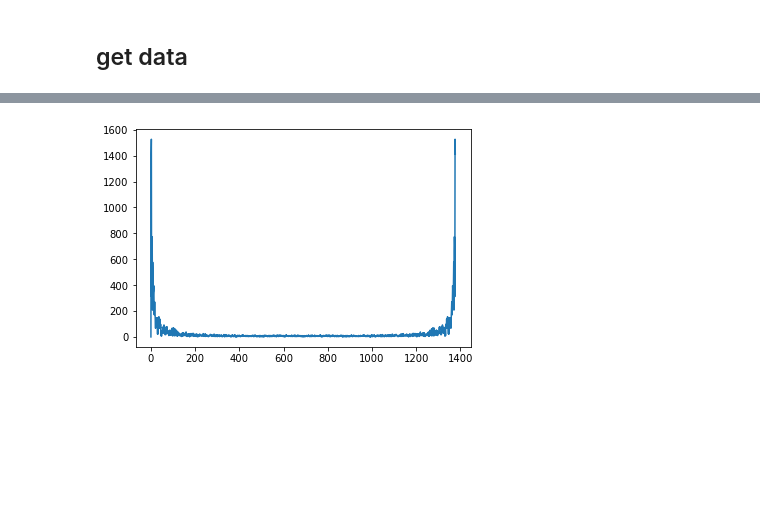
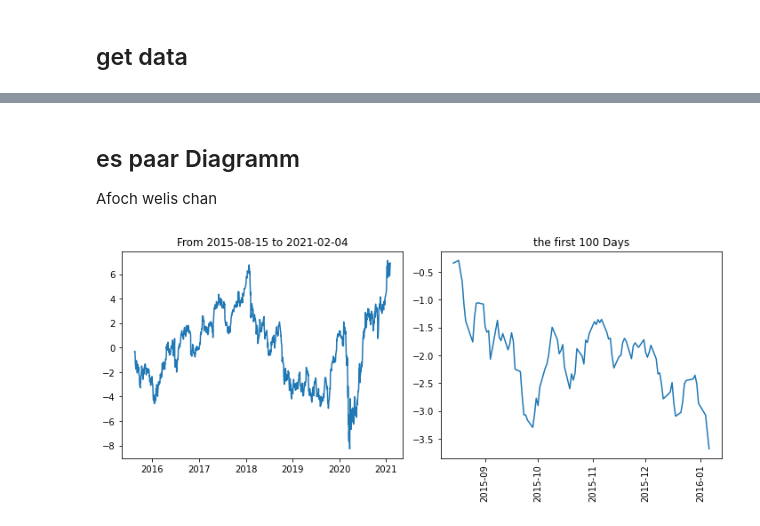
Before and after one commit to simonbuehrer/FFT-test, a Jupyter notebook: 00-fft-stock-market.ipynb, the cells around one changed output, grey strips where cells are left out. Saved outputs shown, nothing was run; the diff lists cells and outputs as text; code cells hidden in the pictures; blank space fills up the shorter version.

```diff
--- a/00-fft-stock-market.ipynb
+++ b/00-fft-stock-market.ipynb
@@ -51,14 +46,0 @@ Date
-# %%
-# Plotting the data
-register_matplotlib_converters()
-years = mdates.YearLocator()
-fig, ax1 = plt.subplots(figsize=(16, 6))
-ax1.xaxis.set_major_locator(years)
-x = stockdata_df.index
-y = stockdata_df['Close']
-#ax1.fill_between(x, 0, y, color='#b9e1fa')
-ax1.legend([stockname], fontsize=12)
-plt.title(stockname + ' from '+ hist + ' to ' + today, fontsize=16)
-plt.plot(y, color='#039dfc', label=stockname, linewidth=1.0)
-plt.ylabel('$', fontsize=12)
-plt.show()
@@ -111,8 +81,20 @@ plt.show()
-# %%
-N = len(stockdata_df['Diff'])/2+1
-
-
-plt.plot(power)
-plt.show()
-# %% [output]
-[figure, removed]
+# %% [markdown]
+## es paar Diagramm
+Afoch welis chan
+# %%
+plt.figure(figsize=(10, 4))
+
+ax1 = plt.subplot( 1, 2, 1 )
+ax1.plot(stockdata_df.index,stockdata_df['Diff'])
+ax1.set_title("From " + hist + " to " +today)
+
+N=100
+ax2 = plt.subplot( 1, 2, 2 )
+ax2.plot(stockdata_df.index[:N],stockdata_df['Diff'][:N])
+ax2.set_title("the first " + str(N) +" Days")
+
+plt.tight_layout()
+plt.xticks(rotation=90)
+plt.show()
+# %% [output]
+[figure, added]
```
Also changed, not shown: parts of 13 cells of this notebook.
